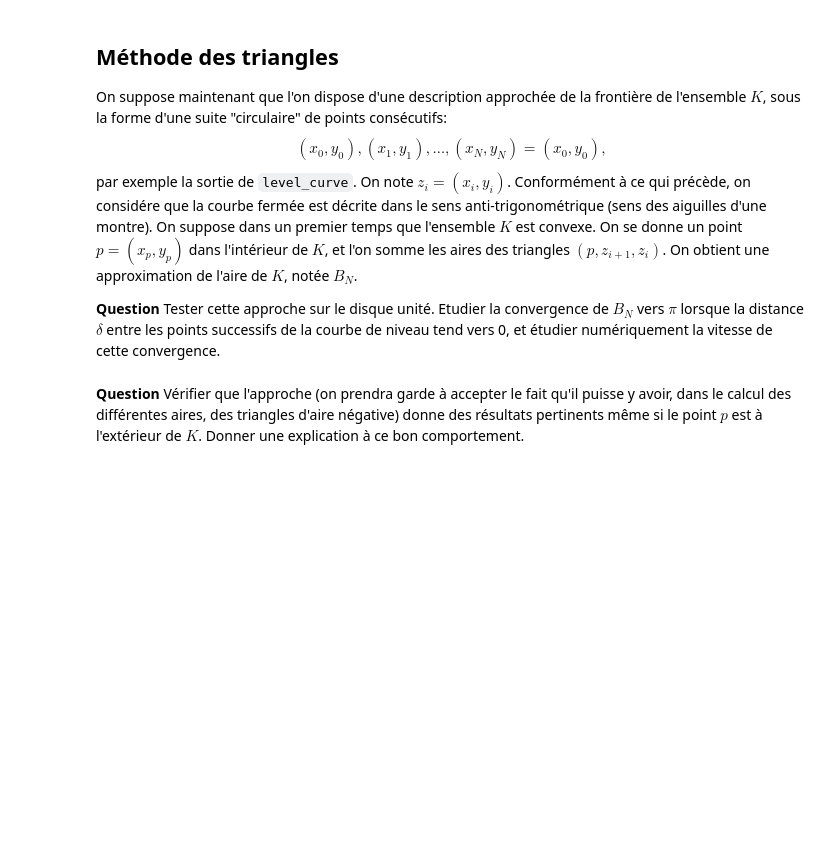
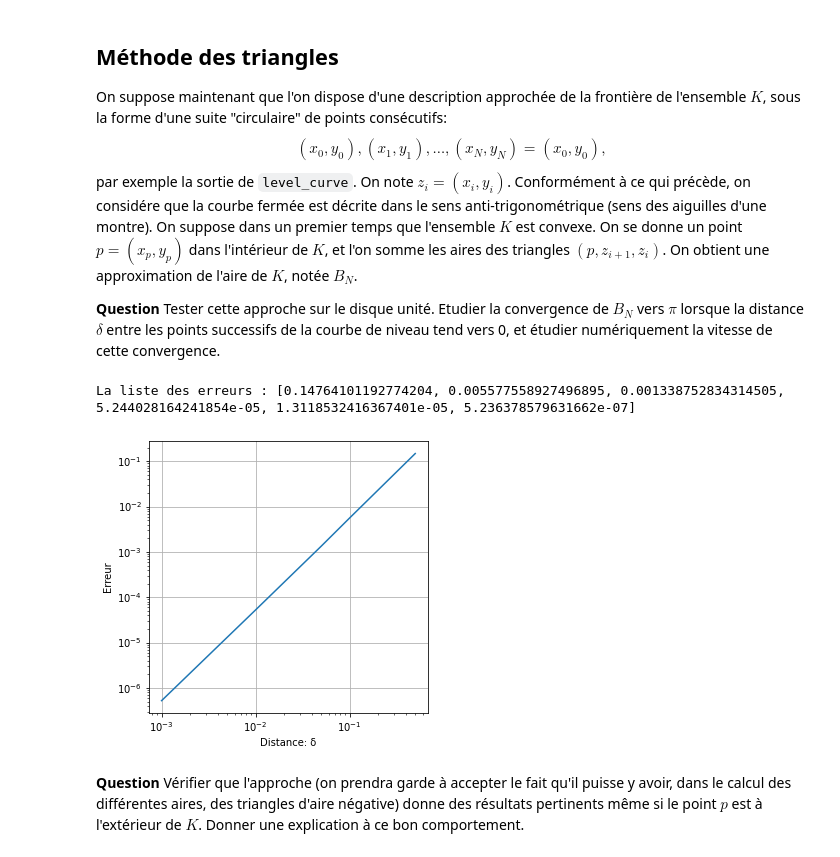
Before and after one commit to LeRoiBoloss/Projet-numerique-Maths, a Jupyter notebook: Projet numérique - Calcul différentiel.ipynb, the cells around one changed output. Saved outputs shown, nothing was run; the diff lists cells and outputs as text; code cells hidden in the pictures; blank space fills up the shorter version.

```diff
--- a/Projet numérique - Calcul différentiel.ipynb
+++ b/Projet numérique - Calcul différentiel.ipynb
@@ -402,5 +500,42 @@ On se donne un point $p = (x_p,y_p)$ dans  l'intérieur de $K$, et l'on somme le
 On obtient une approximation de l'aire de $K$, notée $B_N$.
 
 **Question** Tester cette approche sur le disque unité. Etudier la convergence de $B_N$ vers $\pi$ lorsque la distance $\delta$ entre les points successifs de la courbe de niveau tend vers 0, et étudier numériquement la vitesse de cette convergence.
+# %%
+def triang(x1,y1,x2,y2,x3,y3):
+    """
+    calcul l'aire d'un triangle à l'aide de ses coordonnées
+    """
+    return 0.5*( x1*(y2-y3) + x2*(y3-y1) + x3*(y1-y2) )
+triang_vect = np.vectorize(triang)
+
+
+def cercleu_triang( delta=0.1, N=1000, x0=0., y0=0.):
+    """
+    Calcule l'aire du cercle unité avec le méthode des triangles
+    """
+    tab = level_curve_v2(cercleu, 1., 0., delta, N)
+    tab_decale = np.roll(tab,1,axis=1)
+
+    #Calcul l'aire de tout les triangles
+    triangs = triang_vect(tab[0,:],tab[1,:],tab_decale[0,:],tab_decale[1,:],x0,y0)
+
+    return abs(np.sum(triangs))
+
+
+
+#On test la convergence avec p = (0,0)
+Distance = [0.5,0.1,0.05,0.01,0.005,0.001]
+Erreur = []
+for delta in Distance:
+    Erreur.append(abs(np.pi-cercleu_triang(delta,10000)))
+
+print("La liste des erreurs :",Erreur)
+plt.loglog(Distance,Erreur)
+plt.grid(True)
+plt.xlabel('Distance: \u03B4')
+plt.ylabel("Erreur");
+# %% [output]
+La liste des erreurs : [0.14764101192774204, 0.005577558927496895, 0.001338752834314505, 5.244028164241854e-05, 1.3118532416367401e-05, 5.236378579631662e-07]
+[figure, added]
 # %% [markdown]
 **Question** Vérifier que l'approche (on prendra garde à accepter le fait qu'il puisse y avoir, dans le calcul des différentes aires,  des triangles d'aire négative) donne des résultats pertinents même si le point $p$ est  à l'extérieur de $K$. Donner une explication à ce bon comportement.
```
Also changed, not shown: parts of 13 cells of this notebook.
